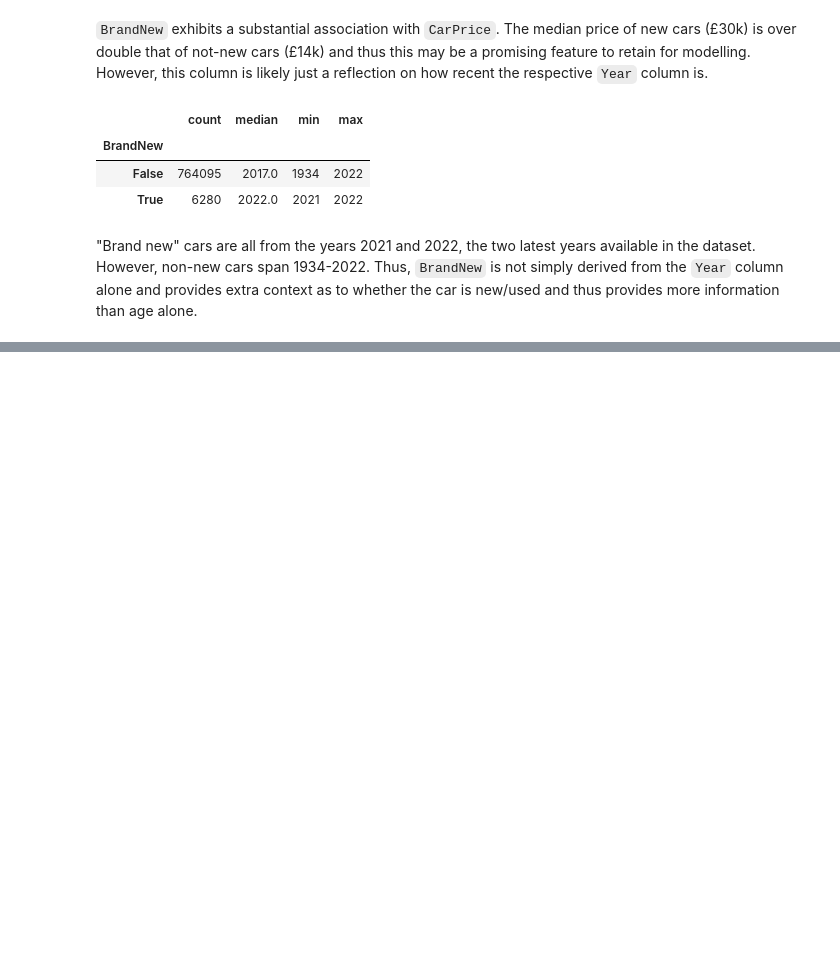
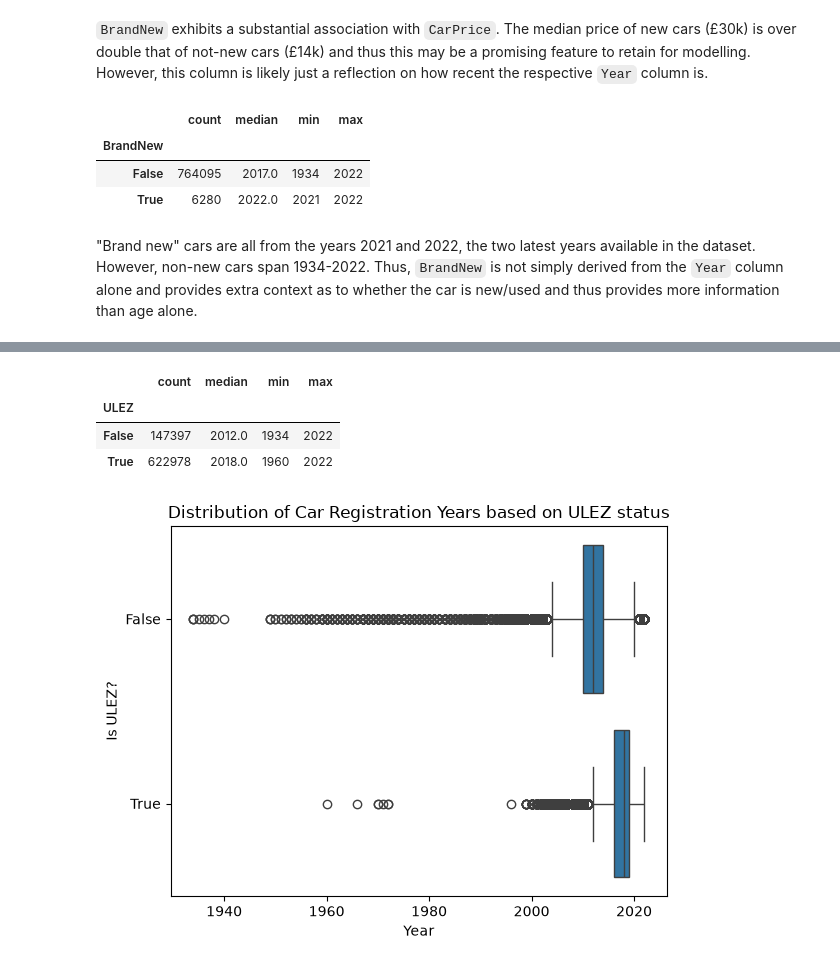
Before and after one commit to jenboc/used-car-price-prediction, a Jupyter notebook: notebooks/03_analysis.ipynb, the cells around one changed output, grey strips where cells are left out. Saved outputs shown, nothing was run; the diff lists cells and outputs as text; code cells hidden in the pictures; blank space fills up the shorter version.

```diff
--- a/notebooks/03_analysis.ipynb
+++ b/notebooks/03_analysis.ipynb
@@ -587,0 +614,29 @@ df.groupby("BrandNew")["Year"].agg(["count", "median", "min", "max"])
+# %%
+df.groupby("ULEZ")["Year"].agg([
+    "count",
+    "median",
+    "min",
+    "max"
+])
+# %% [output]
+|  | count | median | min | max |
+| ULEZ |  |  |  |  |
+| False | 147397 | 2012.0 | 1934 | 2022 |
+| True | 622978 | 2018.0 | 1960 | 2022 |
+# %%
+plot_df = df.copy()
+plot_df["ULEZ"] = plot_df["ULEZ"].astype(str)
+
+sns.boxplot(
+    data=plot_df,
+    y="ULEZ",
+    x="Year"
+)
+
+plt.xlabel("Year")
+plt.ylabel("Is ULEZ?")
+plt.title(f"Distribution of Car Registration Years based on ULEZ status")
+
+plt.show()
+# %% [output]
+[figure, added]
```
Also changed, not shown: parts of 27 cells of this notebook, 2 other files.
